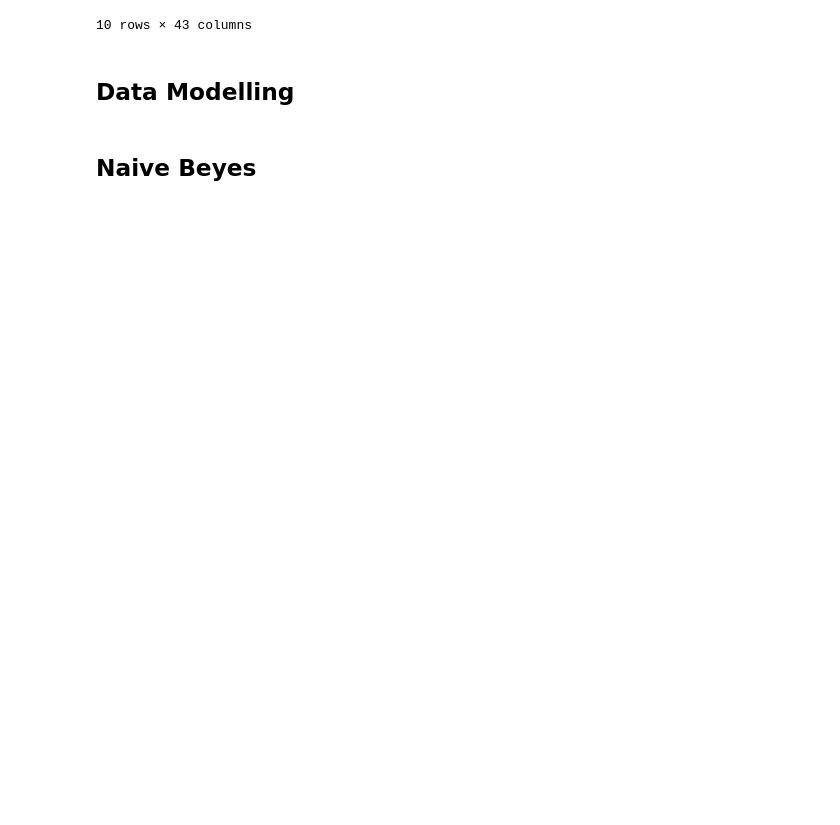
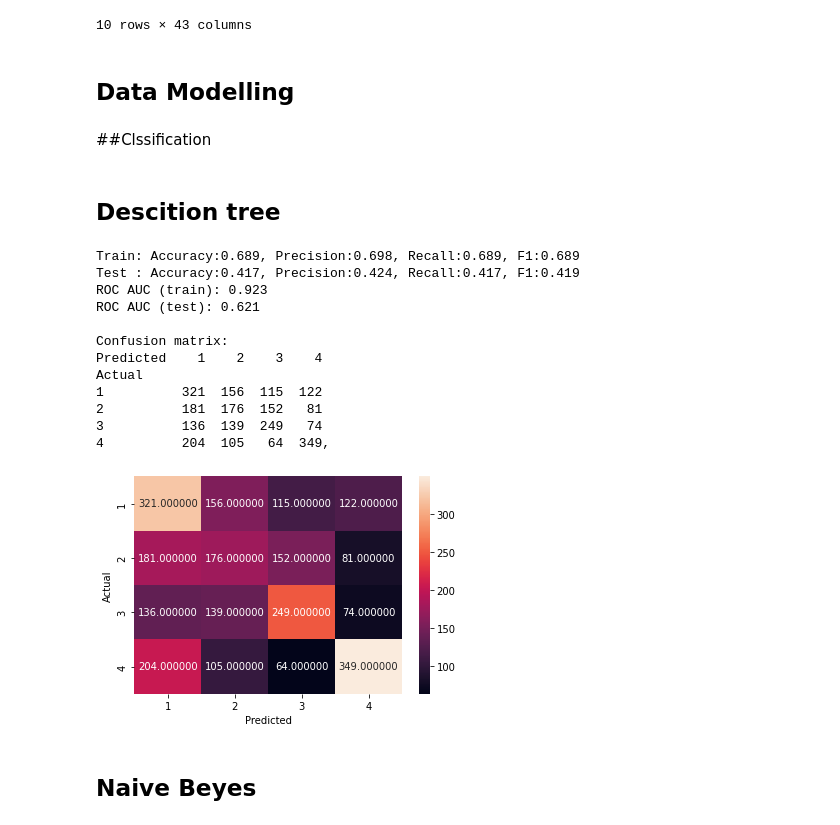
Before and after one commit to Supansapkb/bsc_dpdm22, a Jupyter notebook: project.ipynb, the cells around one changed output. Drawn from its saved outputs; the diff is of its cells as text; code cells hidden in the pictures; blank space fills up the shorter version.

```diff
--- a/project.ipynb
+++ b/project.ipynb
@@ -198,6 +194,67 @@ X_scaled = pd.DataFrame(X_scaled)
 from sklearn.model_selection import train_test_split
 X_train, X_test, y_train, y_test = train_test_split(X_scaled, y, random_state=0)
 X_train_dl, X_test_dl, y_train_dl, y_test_dl = train_test_split(X_scaled, y_dl, random_state=0) #for the DL model
+# %% [markdown]
+##Clssification
+# %% [markdown]
+## Descition tree
+# %%
+#Creating a Descition tree model and checking its Metrics
+from sklearn.tree import DecisionTreeClassifier
+from sklearn.metrics import accuracy_score, precision_score, recall_score, f1_score, roc_auc_score
+import pandas as pd
+import seaborn as sns
+
+# Fitting to the model
+model_dt = DecisionTreeClassifier().fit(X_train, y_train)
+
+# Getting the predictions and metrics
+y_preds_train = model_dt.predict(X_train)
+y_preds_test = model_dt.predict(X_test)
+accuracy_train = accuracy_score(y_train, y_preds_train)
+accuracy_test = accuracy_score(y_test, y_preds_test)
+precision_train = precision_score(y_train, y_preds_train, average="weighted")
+precision_test = precision_score(y_test, y_preds_test, average="weighted")
+recall_train = recall_score(y_train, y_preds_train, average="weighted")
+recall_test = recall_score(y_test, y_preds_test, average="weighted")
+f1_train = f1_score(y_train, y_preds_train, average="weighted")
+f1_test = f1_score(y_test, y_preds_test, average="weighted")
+
+# Getting predicted probabilities and ROC AUC score
+y_pred_proba_train = model_dt.predict_proba(X_train)
+y_pred_proba_test = model_dt.predict_proba(X_test)
+roc_auc_train = roc_auc_score(y_train, y_pred_proba_train, multi_class='ovr')
+roc_auc_test = roc_auc_score(y_test, y_pred_proba_test, multi_class='ovr')
+
+# Printing the metrics and overall model performance
+print("Train: Accuracy:{0:,.3f}, Precision:{1:,.3f}, Recall:{2:,.3f}, F1:{3:,.3f}".format(accuracy_train, precision_train, recall_train, f1_train))
+print("Test : Accuracy:{0:,.3f}, Precision:{1:,.3f}, Recall:{2:,.3f}, F1:{3:,.3f}".format(accuracy_test, precision_test, recall_test, f1_test))
+print("ROC AUC (train): {:.3f}".format(roc_auc_train))
+print("ROC AUC (test): {:.3f}".format(roc_auc_test))
+
+# Confusion Matrix
+print("\nConfusion matrix:")
+confusion_matrix = pd.crosstab(y_test, y_preds_test, rownames=["Actual"], colnames=["Predicted"])
+print(f"{confusion_matrix}, \n")
+sns.heatmap(confusion_matrix, annot=True, fmt='0f')
+
+# Visualizing y_pred in the dataset
+y_preds_all = model_dt.predict(X_scaled)
+data_t["Segmentation_Level_predicted"] = y_preds_all
+# %% [output]
+Train: Accuracy:0.689, Precision:0.698, Recall:0.689, F1:0.689
+Test : Accuracy:0.417, Precision:0.424, Recall:0.417, F1:0.419
+ROC AUC (train): 0.923
+ROC AUC (test): 0.621
+
+Confusion matrix:
+Predicted    1    2    3    4
+Actual
+1          321  156  115  122
+2          181  176  152   81
+3          136  139  249   74
+4          204  105   64  349,
+[figure, added]
 # %% [markdown]
 ## Naive Beyes
 # %%
```
Also changed, not shown: parts of 11 cells of this notebook.
